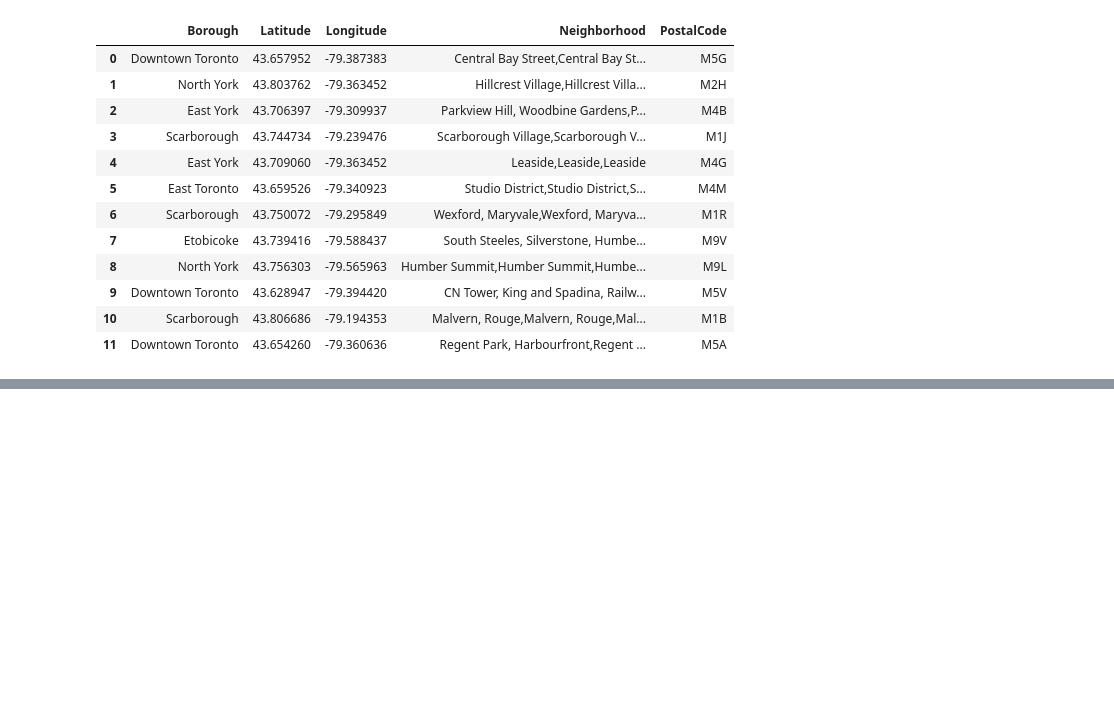
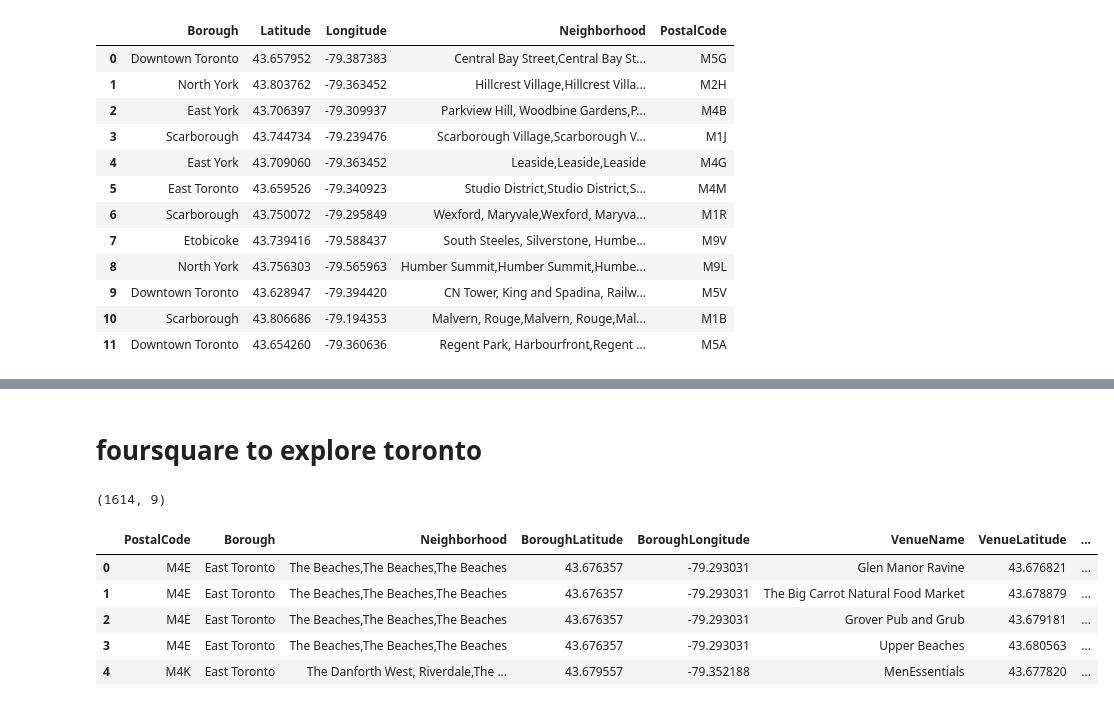
Before and after one commit to sreyareddy15/Coursera_Capstone, a Jupyter notebook: capstone segmentation_2 .ipynb, the cells around one changed output, grey strips where cells are left out. Saved outputs shown, nothing was run; the diff lists cells and outputs as text; code cells hidden in the pictures; blank space fills up the shorter version.

```diff
--- a/capstone segmentation_2 .ipynb
+++ b/capstone segmentation_2 .ipynb
@@ -256,0 +324,2 @@ To retain the current behavior and silence the warning, pass 'sort=True'.
+# %% [markdown]
+# foursquare to explore toronto
@@ -256,0 +359,16 @@ To retain the current behavior and silence the warning, pass 'sort=True'.
+# %%
+venues_df = pd.DataFrame(venues)
+
+# define the column names
+venues_df.columns = ['PostalCode', 'Borough', 'Neighborhood', 'BoroughLatitude', 'BoroughLongitude', 'VenueName', 'VenueLatitude', 'VenueLongitude', 'VenueCategory']
+
+print(venues_df.shape)
+venues_df.head()
+# %% [output]
+(1614, 9)
+|  | PostalCode | Borough | Neighborhood | BoroughLatitude | BoroughLongitude | VenueName | VenueLatitude | ... |
+| 0 | M4E | East Toronto | The Beaches,The Beaches,The Beaches | 43.676357 | -79.293031 | Glen Manor Ravine | 43.676821 | ... |
+| 1 | M4E | East Toronto | The Beaches,The Beaches,The Beaches | 43.676357 | -79.293031 | The Big Carrot Natural Food Market | 43.678879 | ... |
+| 2 | M4E | East Toronto | The Beaches,The Beaches,The Beaches | 43.676357 | -79.293031 | Grover Pub and Grub | 43.679181 | ... |
+| 3 | M4E | East Toronto | The Beaches,The Beaches,The Beaches | 43.676357 | -79.293031 | Upper Beaches | 43.680563 | ... |
+| 4 | M4K | East Toronto | The Danforth West, Riverdale,The ... | 43.679557 | -79.352188 | MenEssentials | 43.677820 | ... |
```
Also changed, not shown: parts of 24 cells of this notebook.
